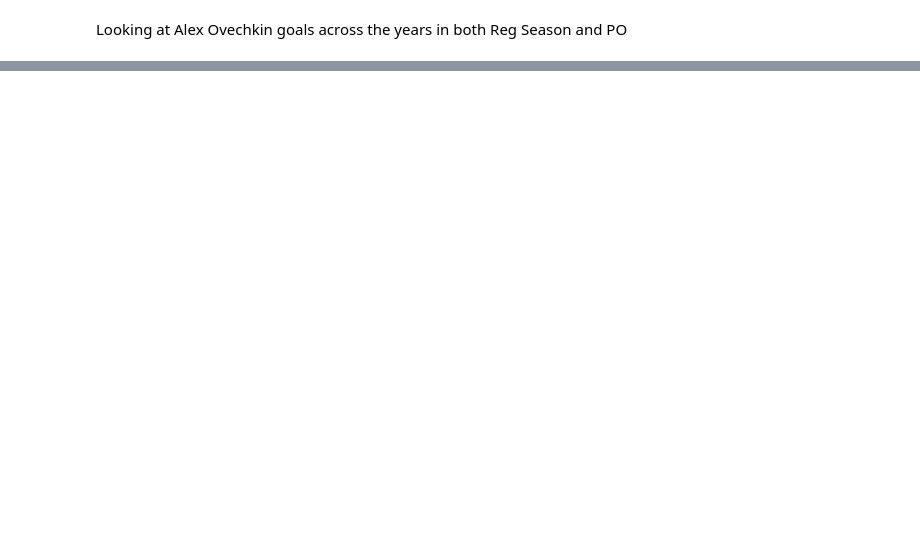
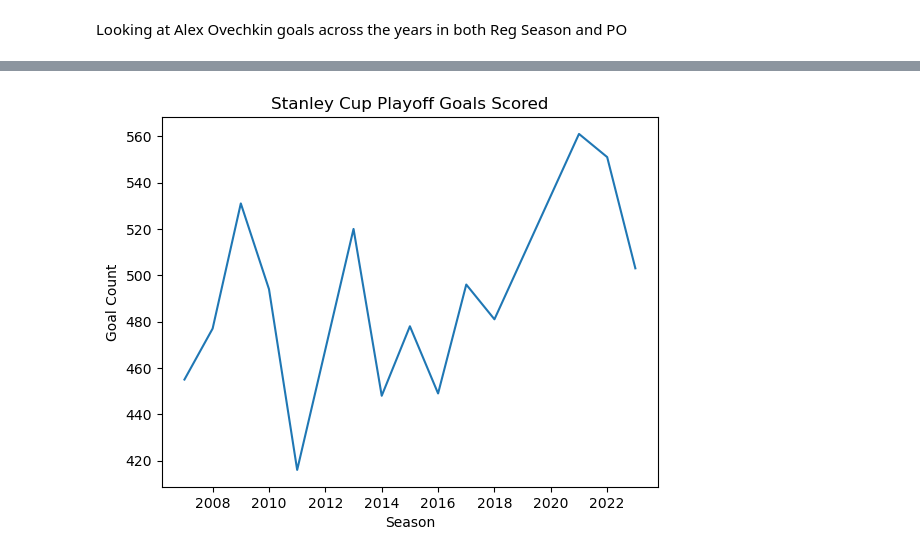
Before and after one commit to Hunter-Farrar/Capstone-DA14, a Jupyter notebook: notebooks/Capstone.ipynb, the cells around one changed output, grey strips where cells are left out. Drawn from its saved outputs; the diff is of its cells as text; code cells hidden in the pictures; blank space fills up the shorter version.

```diff
--- a/notebooks/Capstone.ipynb
+++ b/notebooks/Capstone.ipynb
@@ -357,0 +859,6 @@ plt.show();
+# %%
+no_lockout_po = po_goals.drop(drop1)
+# %%
+no_covid_po = no_lockout_po.drop(drop2)
+# %%
+no_swings_po = no_covid_po.drop(drop3)
@@ -357,0 +873,12 @@ plt.show();
+# %%
+ns_po_gc = no_swings_po.groupby(['season'])['event'].value_counts().reset_index()
+# %%
+ns_po_gc.plot(x = 'season', y = 'count', kind = 'line')
+plt.xlabel("Season", fontsize=10)
+plt.ylabel("Goal Count", fontsize=10)
+plt.title("Stanley Cup Playoff Goals Scored")
+plt.legend("", frameon = False)
+#plt.savefig('ns_po_gc.png', bbox_inches='tight')
+plt.show();
+# %% [output]
+[figure, added]
```
Also changed, not shown: parts of 84 cells of this notebook.
